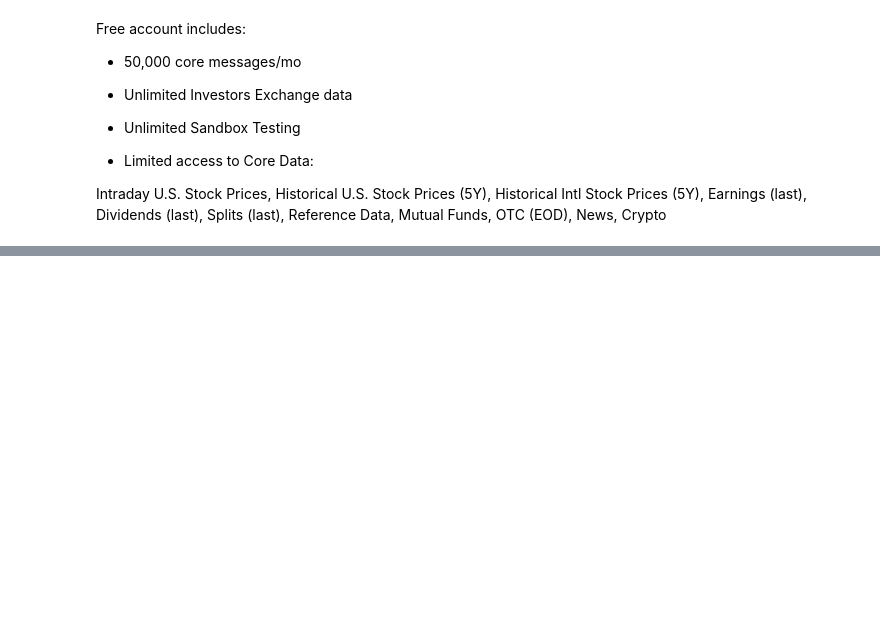
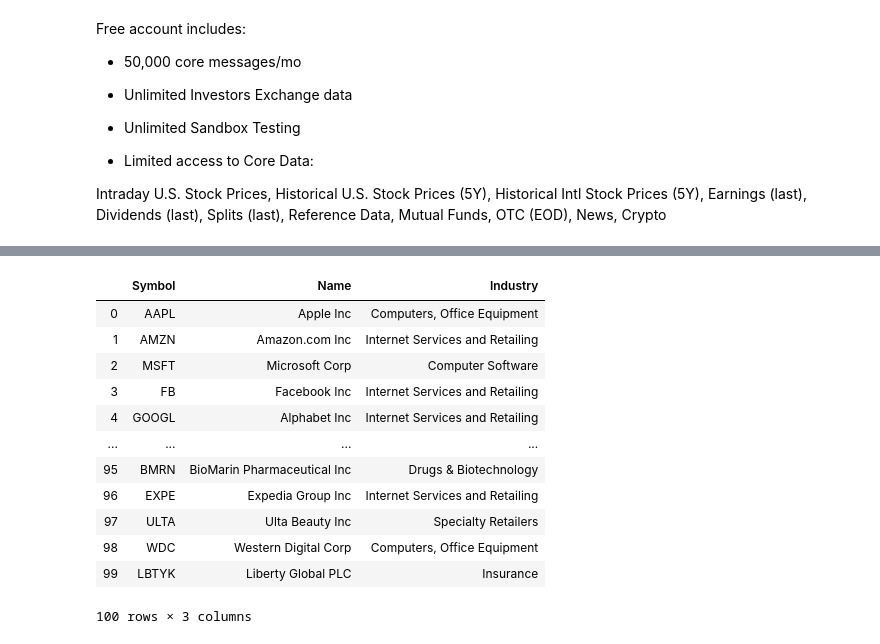
Before and after one commit to odindeltoro/Team-project-StockMarket, a Jupyter notebook: Data_Sources/IEXCloudAPI/IEXCloud_Quotes_M.ipynb, the cells around one changed output, grey strips where cells are left out. Saved outputs shown, nothing was run; the diff lists cells and outputs as text; code cells hidden in the pictures; blank space fills up the shorter version.

```diff
--- a/Data_Sources/IEXCloudAPI/IEXCloud_Quotes_M.ipynb
+++ b/Data_Sources/IEXCloudAPI/IEXCloud_Quotes_M.ipynb
@@ -93,0 +121,18 @@ Index(['symbol', 'companyName', 'primaryExchange', 'calculationPrice', 'open',
+# %%
+catalogueNASDAQ_df = catalogueNASDAQ_df[['Ticker','Name','Industry']]
+catalogueNASDAQ_df= catalogueNASDAQ_df.rename(columns={'Ticker': 'Symbol'})
+catalogueNASDAQ_df
+# %% [output]
+|  | Symbol | Name | Industry |
+| 0 | AAPL | Apple Inc | Computers, Office Equipment |
+| 1 | AMZN | Amazon.com Inc | Internet Services and Retailing |
+| 2 | MSFT | Microsoft Corp | Computer Software |
+| 3 | FB | Facebook Inc | Internet Services and Retailing |
+| 4 | GOOGL | Alphabet Inc | Internet Services and Retailing |
+| ... | ... | ... | ... |
+| 95 | BMRN | BioMarin Pharmaceutical Inc | Drugs & Biotechnology |
+| 96 | EXPE | Expedia Group Inc | Internet Services and Retailing |
+| 97 | ULTA | Ulta Beauty Inc | Specialty Retailers |
+| 98 | WDC | Western Digital Corp | Computers, Office Equipment |
+| 99 | LBTYK | Liberty Global PLC | Insurance |
+100 rows × 3 columns
```
Also changed, not shown: parts of 8 cells of this notebook, 11 other files.
